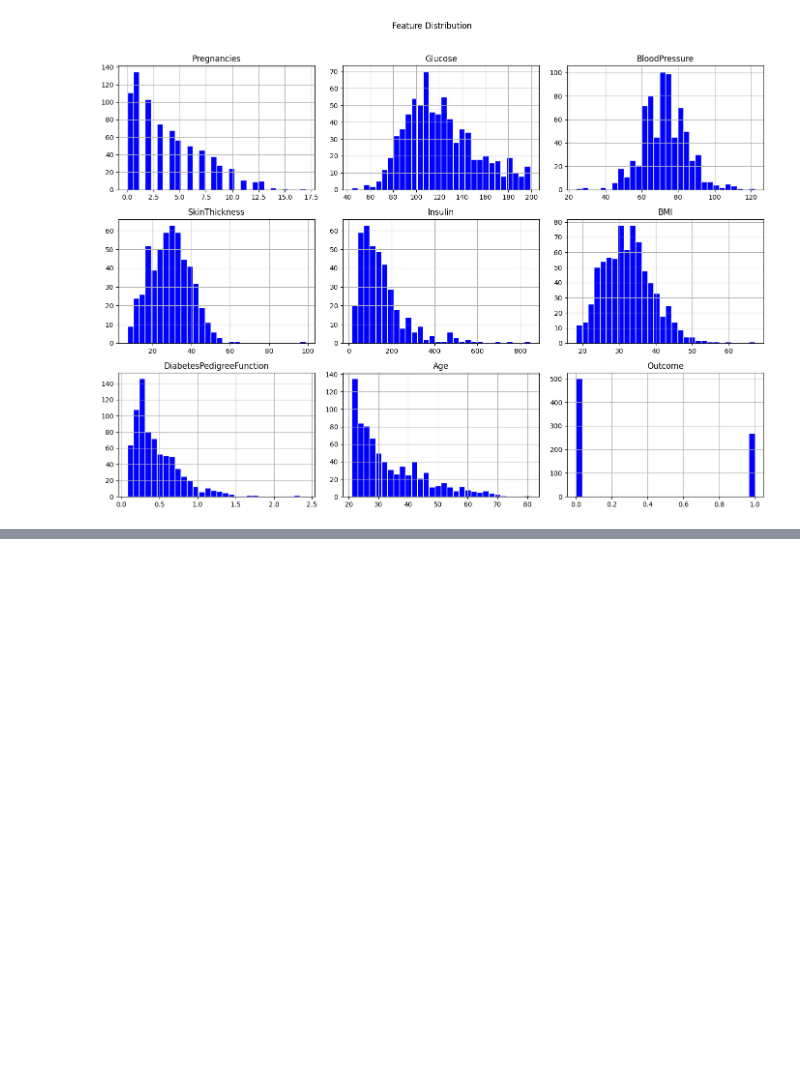
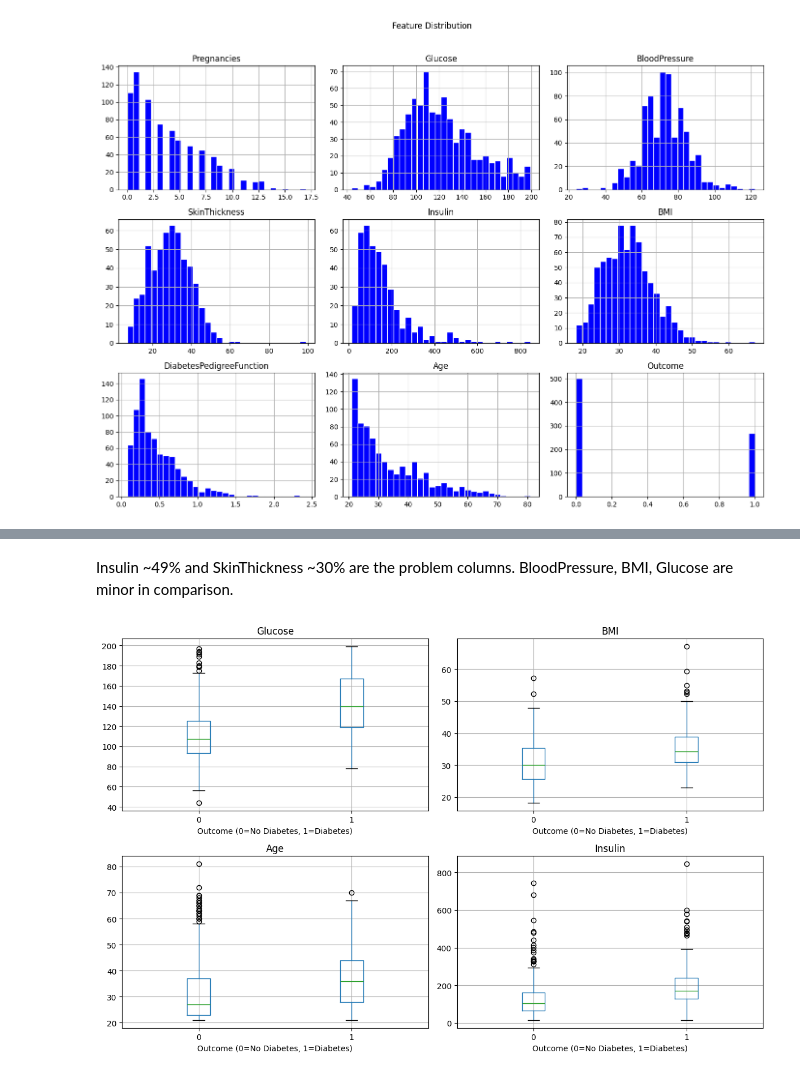
Before and after one commit to ZAWAD1/CodeAlpha_Disease-Prediction, a Jupyter notebook: notebook.ipynb, the cells around one changed output, grey strips where cells are left out. Cells and saved outputs as stored; diff of their text form; code cells hidden in the pictures; blank space fills up the shorter version.

```diff
--- a/notebook.ipynb
+++ b/notebook.ipynb
@@ -139,0 +159,16 @@ plt.show()
+# %% [markdown]
+Insulin ~49% and SkinThickness ~30% are the problem columns. BloodPressure, BMI, Glucose are minor in comparison.
+# %%
+# what will the box plot look like for glucose, age, bmi, insulin?
+features = ['Glucose', 'BMI', 'Age', 'Insulin']
+
+fig, axes = plt.subplots(2, 2, figsize=(12, 8))
+for ax, col in zip(axes.flatten(), features):
+    df.boxplot(column=col, by='Outcome', ax=ax)
+    ax.set_title(col)
+    ax.set_xlabel('Outcome (0=No Diabetes, 1=Diabetes)')
+plt.suptitle('')
+plt.tight_layout()
+plt.show()
+# %% [output]
+[figure, added]
```
Also changed, not shown: parts of 58 cells of this notebook, 2 other files.
